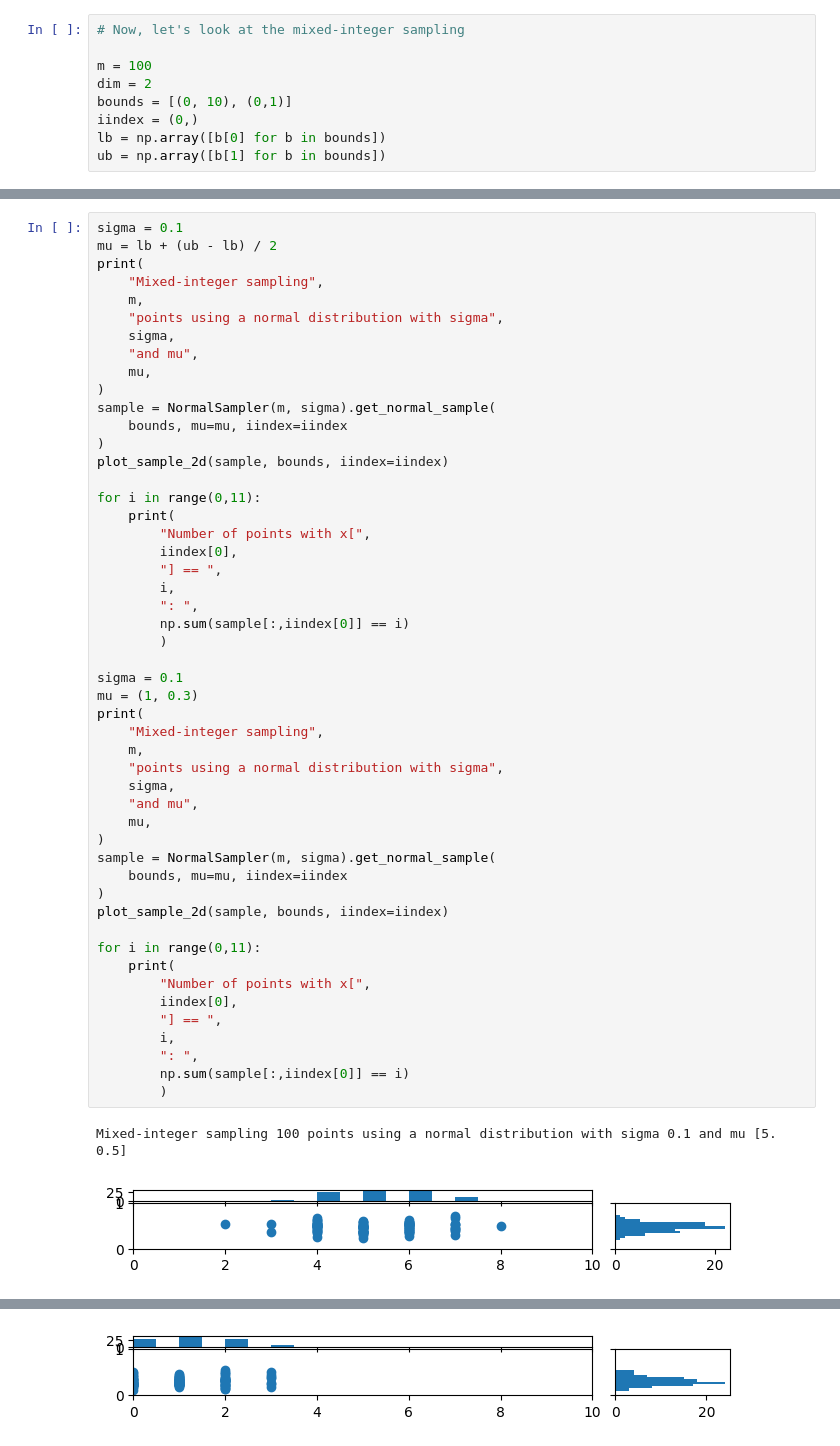
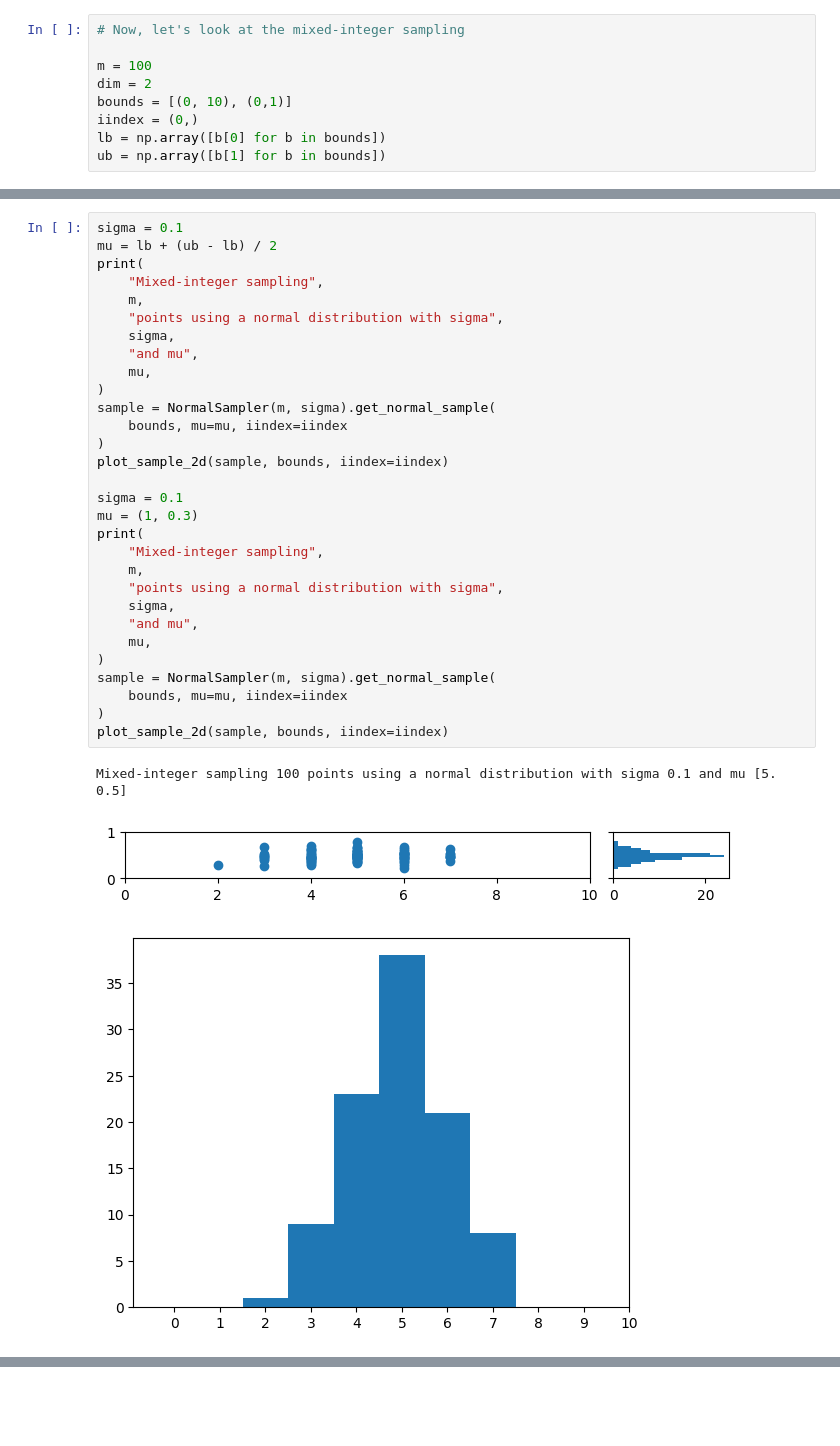
Before and after one commit to NREL/soogo, a Jupyter notebook: examples/sampling.ipynb, the cells around one changed output, grey strips where cells are left out. Cells and saved outputs as stored; diff of their text form; blank space fills up the shorter version.

```diff
--- a/examples/sampling.ipynb
+++ b/examples/sampling.ipynb
@@ -280,51 +275,32 @@ sigma = 0.1
 mu = lb + (ub - lb) / 2
 print(
     "Mixed-integer sampling",
     m,
     "points using a normal distribution with sigma",
     sigma,
     "and mu",
     mu,
 )
 sample = NormalSampler(m, sigma).get_normal_sample(
     bounds, mu=mu, iindex=iindex
 )
 plot_sample_2d(sample, bounds, iindex=iindex)
 
-for i in range(0,11):
-    print(
-        "Number of points with x[",
-        iindex[0],
-        "] == ",
-        i,
-        ": ",
-        np.sum(sample[:,iindex[0]] == i)
-        )
-
 sigma = 0.1
 mu = (1, 0.3)
 print(
     "Mixed-integer sampling",
     m,
     "points using a normal distribution with sigma",
     sigma,
     "and mu",
     mu,
 )
 sample = NormalSampler(m, sigma).get_normal_sample(
     bounds, mu=mu, iindex=iindex
 )
 plot_sample_2d(sample, bounds, iindex=iindex)
-
-for i in range(0,11):
-    print(
-        "Number of points with x[",
-        iindex[0],
-        "] == ",
-        i,
-        ": ",
-        np.sum(sample[:,iindex[0]] == i)
-        )
 # %% [output]
 Mixed-integer sampling 100 points using a normal distribution with sigma 0.1 and mu [5.  0.5]
-[figure, old version]
+[figure, new version]
+[figure, new version]
@@ -342,2 +307 @@ Number of points with x[ 0 ] ==  10 :  0
 Mixed-integer sampling 100 points using a normal distribution with sigma 0.1 and mu (1, 0.3)
-[figure, old version]
```
Also changed, not shown: parts of 24 cells of this notebook.
